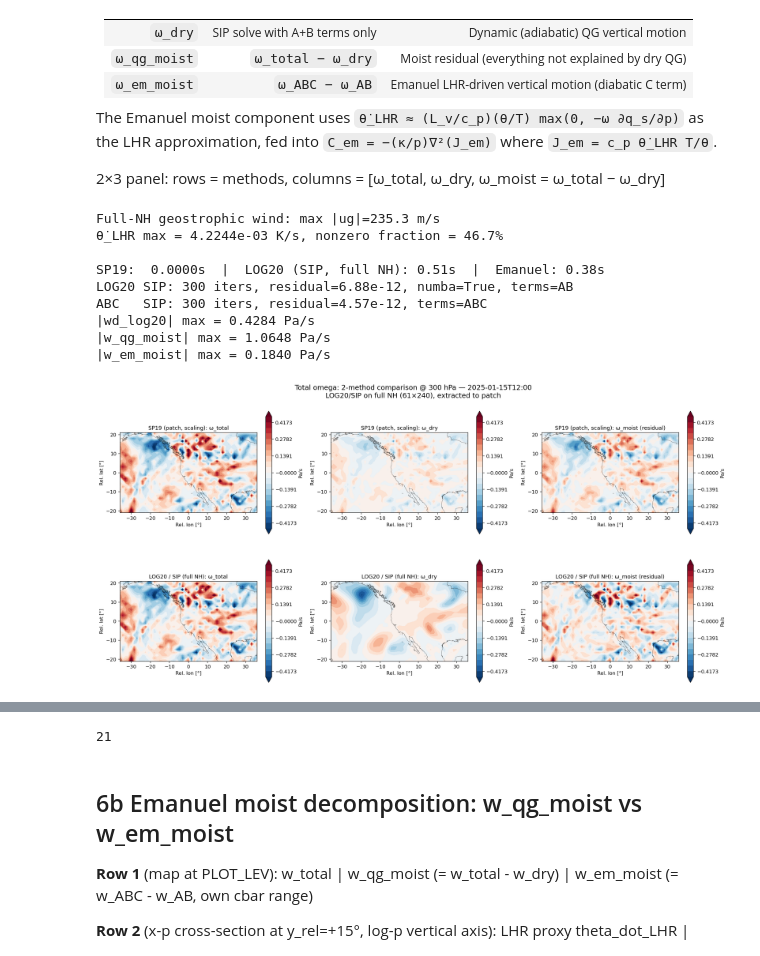
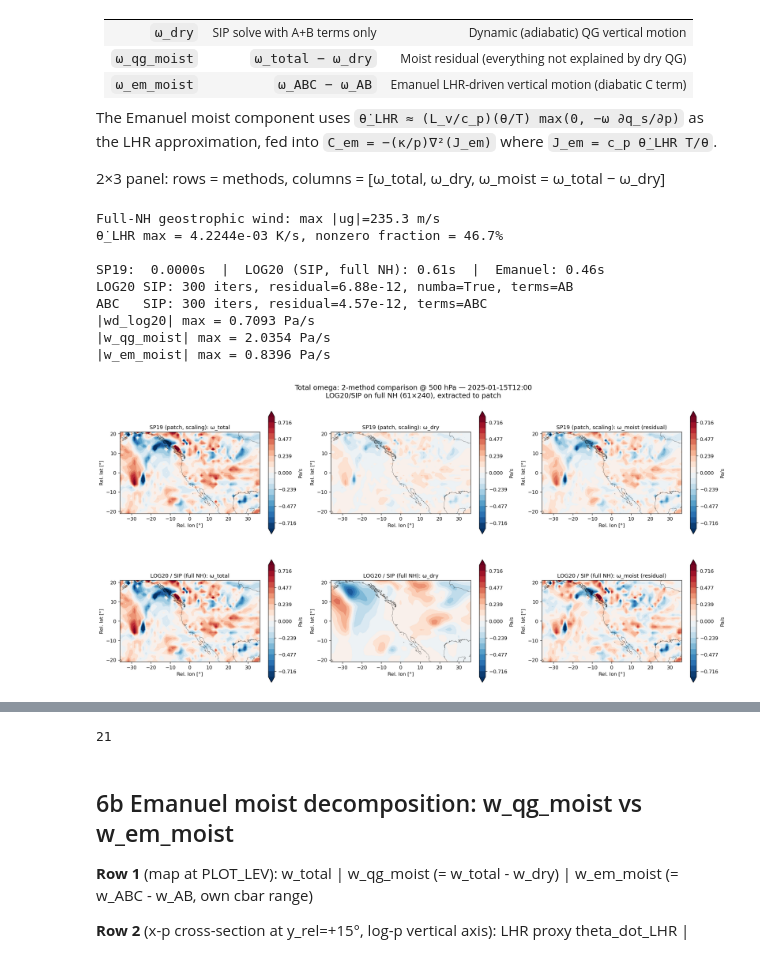
Before and after one commit to yanxingjianken/pvtend, a Jupyter notebook: examples/02_helmholtz_and_qg_omega.ipynb, the cells around one changed output, grey strips where cells are left out. Cells and saved outputs as stored; diff of their text form; code cells hidden in the pictures.

```diff
--- a/examples/02_helmholtz_and_qg_omega.ipynb
+++ b/examples/02_helmholtz_and_qg_omega.ipynb
@@ -218,23 +205,9 @@ dp_fd = np.diff(plevs_pa)
 dpv_bar_dp[0]  = (pv_snap[1]  - pv_snap[0])  / dp_fd[0]
 dpv_bar_dp[-1] = (pv_snap[-1] - pv_snap[-2]) / dp_fd[-1]
 
-# Anomaly PV derivatives  (for cross-terms u'·∂q'/∂x etc.)
-dpv_anom_dx = np.zeros_like(pv_anom)
-dpv_anom_dy = np.zeros_like(pv_anom)
-for k in range(nlev):
-    dpv_anom_dx[k], dpv_anom_dy[k] = gradient_periodic(pv_anom[k], dx_arr, dy)
-
-dpv_anom_dp = np.zeros_like(pv_anom)
-for k in range(1, nlev - 1):
-    dpv_anom_dp[k] = (pv_anom[k+1] - pv_anom[k-1]) / (plevs_pa[k+1] - plevs_pa[k-1])
-dpv_anom_dp[0]  = (pv_anom[1]  - pv_anom[0])  / dp_fd[0]
-dpv_anom_dp[-1] = (pv_anom[-1] - pv_anom[-2]) / dp_fd[-1]
-
 print("Full-NH PV derivatives computed:")
-print(f"  |∂q_bar/∂x| max = {np.abs(dpv_bar_dx[ilev]).max():.4e}")
-print(f"  |∂q_bar/∂y| max = {np.abs(dpv_bar_dy[ilev]).max():.4e}")
-print(f"  |∂q_bar/∂p| max = {np.abs(dpv_bar_dp[ilev]).max():.4e}")
-print(f"  |∂q'/∂x|    max = {np.abs(dpv_anom_dx[ilev]).max():.4e}")
-print(f"  |∂q'/∂y|    max = {np.abs(dpv_anom_dy[ilev]).max():.4e}")
+print(f"  |∂q/∂x| max = {np.abs(dpv_bar_dx[ilev]).max():.4e}")
+print(f"  |∂q/∂y| max = {np.abs(dpv_bar_dy[ilev]).max():.4e}")
+print(f"  |∂q/∂p| max = {np.abs(dpv_bar_dp[ilev]).max():.4e}")
 # %% [output]
 Full-NH PV derivatives computed:
@@ -349,7 +302,7 @@ full spherical Laplacian in conservative form.
 # %%
 skip = 2                          # quiver stride for patch
 
-u_tot_p = p_u_anom[ilev];         v_tot_p = p_v_anom[ilev]
+u_tot_p = p_u_snap[ilev];         v_tot_p = p_v_snap[ilev]
 u_rot_p = p_u_rot[ilev];          v_rot_p = p_v_rot[ilev]
 u_div_p = p_u_div[ilev];          v_div_p = p_v_div[ilev]
 u_har_p = p_u_har[ilev];          v_har_p = p_v_har[ilev]
@@ -359,14 +312,14 @@ har_speed = np.sqrt(u_har_p**2 + v_har_p**2)
 fig, axes = plt.subplots(2, 2, figsize=(14, 11))
 kw = dict(cmap="RdBu_r", extend="both")
 
-# ── (0,0) Total anomaly wind — speed contourf + quiver ──
+# ── (0,0) Total wind — speed contourf + quiver ──
 ax = axes[0, 0]
 speed = np.sqrt(u_tot_p**2 + v_tot_p**2)
 cf = ax.contourf(x_coords, y_coords, speed, levels=20, cmap="YlOrRd", extend="max")
 q0 = ax.quiver(x_coords[::skip], y_coords[::skip],
                u_tot_p[::skip, ::skip], v_tot_p[::skip, ::skip],
                scale=500, width=0.003, color="k")
-ax.set_title("Total u', v'  (speed)", fontsize=12)
+ax.set_title("Total u, v  (speed)", fontsize=12)
 plt.colorbar(cf, ax=ax, shrink=0.7, label="m/s")
 
 # ── (0,1) Rotational + streamfunction ψ ──
@@ -410,7 +363,7 @@ for ax in axes.flat:
     ax.set_ylabel("Relative latitude [°]")
     ax.set_aspect("equal")
 
-fig.suptitle(f"Helmholtz decomposition @ {PLOT_LEV} hPa — {ts_str}\n"
+fig.suptitle(f"Helmholtz decomposition (total wind) @ {PLOT_LEV} hPa — {ts_str}\n"
              f"Centre ({CENTER_LAT}°N, {CENTER_LON}°E)",
              fontsize=13, y=0.95)
 fig.tight_layout()
@@ -530,9 +483,11 @@ print(f"LOG20 SIP: {info_log20['iters']} iters, "
       f"numba={info_log20['numba']}, terms={info_log20['terms']}")
 print(f"ABC   SIP: {info_abc['iters']} iters, "
       f"residual={info_abc['final_residual']:.2e}, terms={info_abc['terms']}")
-print(f"|wd_log20| max = {np.abs(wd_log20[ilev]).max():.4f} Pa/s")
-print(f"|w_qg_moist| max = {np.abs(w_qg_moist[ilev]).max():.4f} Pa/s")
-print(f"|w_em_moist| max = {np.abs(w_em_moist[ilev]).max():.4f} Pa/s")
+W_PLOT_LEV = 500
+ilev_w = np.argmin(np.abs(levs_hpa - W_PLOT_LEV))
+print(f"|wd_log20| max = {np.abs(wd_log20[ilev_w]).max():.4f} Pa/s")
+print(f"|w_qg_moist| max = {np.abs(w_qg_moist[ilev_w]).max():.4f} Pa/s")
+print(f"|w_em_moist| max = {np.abs(w_em_moist[ilev_w]).max():.4f} Pa/s")
 
 # ── 2×3 plot: rows = [SP19, LOG20], cols = [w_total, w_dry, w_moist] ──
 methods = [("SP19 (patch, scaling)",  p_w_snap, wd_sp19,  wm_sp19),
@@ -541,38 +496,38 @@ col_labels = ["ω_total", "ω_dry", "ω_moist (residual)"]
 
 fig, axes = plt.subplots(2, 3, figsize=(18, 10))
 
 for row, (mname, wt, wd, wm) in enumerate(methods):
-    row_fields = [wt[ilev], wd[ilev], wm[ilev]]
+    row_fields = [wt[ilev_w], wd[ilev_w], wm[ilev_w]]
     vm_row = max(np.nanpercentile(np.abs(f), 98) for f in row_fields)
     if vm_row < 1e-15:
         vm_row = 1.0
     for col, (clabel, field) in enumerate(zip(col_labels, [wt, wd, wm])):
         ax = axes[row, col]
-        f2d = field[ilev]
+        f2d = field[ilev_w]
         cf = ax.contourf(x_coords, y_coords, f2d,
                          levels=np.linspace(-vm_row, vm_row, 21),
                          cmap="RdBu_r", extend="both")
         overlay_coastlines(ax, **coast_kw)
         ax.set_aspect("equal")
         ax.set_title(f"{mname}: {clabel}", fontsize=11)
         plt.colorbar(cf, ax=ax, shrink=0.7, label="Pa/s")
 
 for ax in axes.flat:
     ax.set_xlabel("Rel. lon [°]"); ax.set_ylabel("Rel. lat [°]")
 
-fig.suptitle(f"Total omega: 2-method comparison @ {PLOT_LEV} hPa — {ts_str}\n"
+fig.suptitle(f"Total omega: 2-method comparison @ {W_PLOT_LEV} hPa — {ts_str}\n"
              f"LOG20/SIP on full NH (61×240), extracted to patch",
              fontsize=14, y=0.93)
 fig.tight_layout()
 plt.show(); plt.close("all"); gc.collect()
 # %% [output]
 Full-NH geostrophic wind: max |ug|=235.3 m/s
 θ̇_LHR max = 4.2244e-03 K/s, nonzero fraction = 46.7%
 
-SP19:  0.0000s  |  LOG20 (SIP, full NH): 0.51s  |  Emanuel: 0.38s
+SP19:  0.0000s  |  LOG20 (SIP, full NH): 0.61s  |  Emanuel: 0.46s
 LOG20 SIP: 300 iters, residual=6.88e-12, numba=True, terms=AB
 ABC   SIP: 300 iters, residual=4.57e-12, terms=ABC
-|wd_log20| max = 0.4284 Pa/s
-|w_qg_moist| max = 1.0648 Pa/s
-|w_em_moist| max = 0.1840 Pa/s
+|wd_log20| max = 0.7093 Pa/s
+|w_qg_moist| max = 2.0354 Pa/s
+|w_em_moist| max = 0.8396 Pa/s
-[figure, old version]
+[figure, new version]
```
Also changed, not shown: parts of 17 cells of this notebook, 11 other files.
